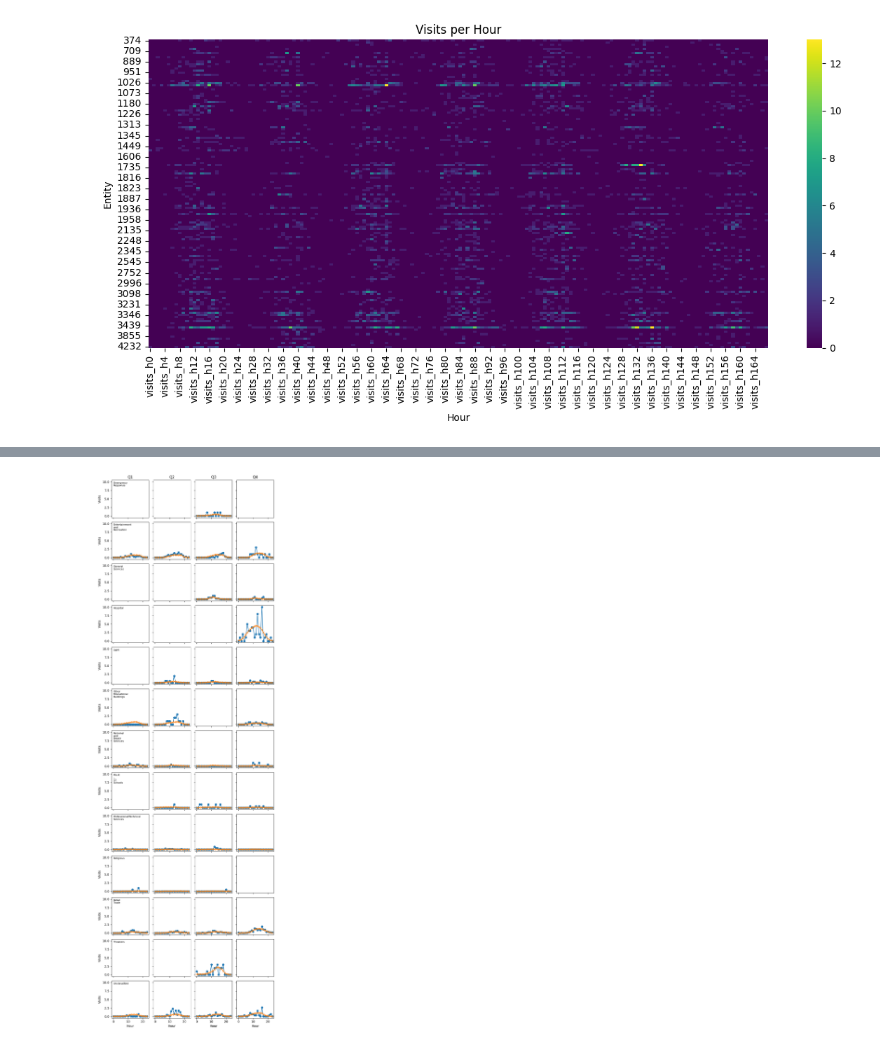
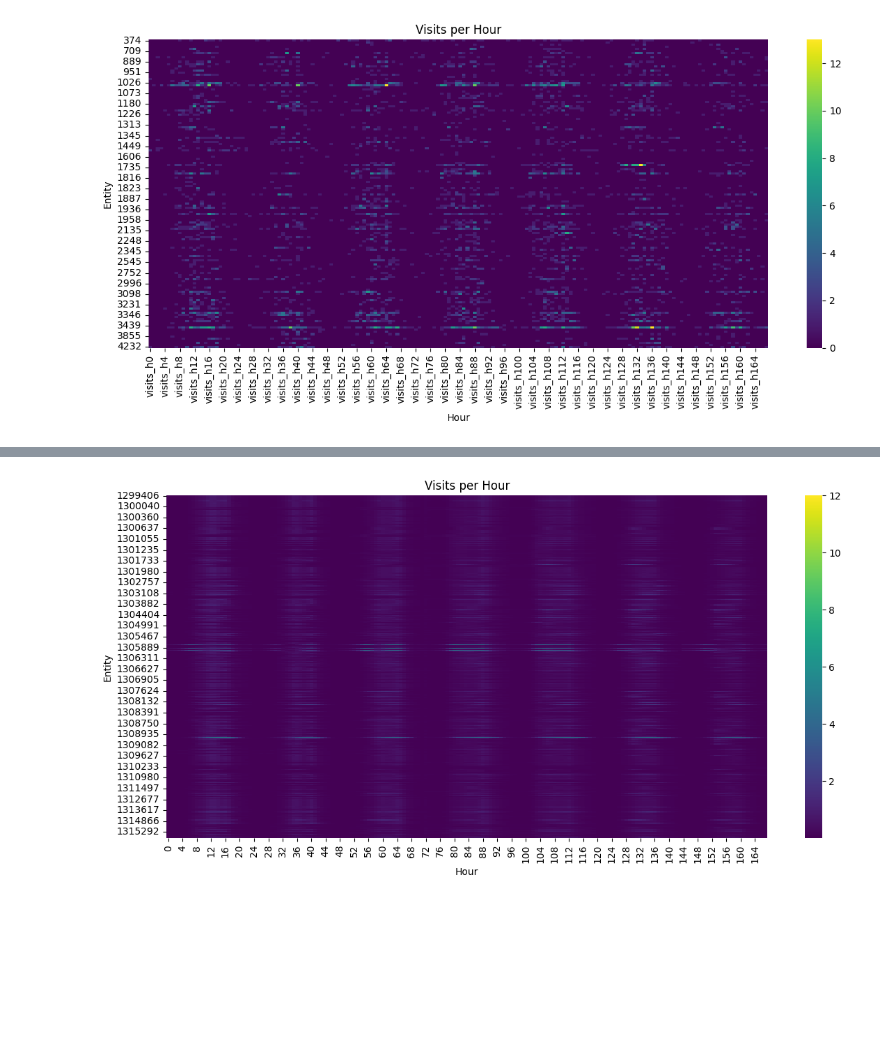
Before and after one commit to BenjaminDalziel/ampnet, a Jupyter notebook: code/small_nn.ipynb, the cells around one changed output, grey strips where cells are left out. Saved outputs shown, nothing was run; the diff lists cells and outputs as text; code cells hidden in the pictures; blank space fills up the shorter version.

```diff
--- a/code/small_nn.ipynb
+++ b/code/small_nn.ipynb
@@ -193,47 +254,7 @@ NameError: name 'pred' is not defined
 # %%
-# Parameters
-day = 'Mon'
-quartiles = range(4)
-types = sorted(df_pred['type'].dropna().unique())
-n_types = len(types)
-
-# Set up plot grid
-fig, axes = plt.subplots(n_types, 4, figsize=(8, 2 * n_types), sharex=True, sharey=True)
-axes = np.atleast_2d(axes)  # ensures 2D shape even if n_types == 1
-
-for row, btype in enumerate(types):
-    for col, q in enumerate(quartiles):
-        ax = axes[row, col]
-        mask = (
-            (df_pred['type'] == btype) &
-            (df_pred['day'] == day) &
-            (df_pred['sq_q'] == q)
-        )
-        sub = df_pred[mask]
-
-        if not sub.empty:
-            grp = sub.groupby('hour', observed=True)[['obs', 'pred']].mean()
-            ax.plot(grp.index, grp['obs'],  marker='o', label='Observed')
-            ax.plot(grp.index, grp['pred'], marker='x', label='Predicted')
-
-        if col == 0:
-            ax.set_ylabel("Visits")
-        if row == n_types - 1:
-            ax.set_xlabel("Hour")
-        if row == 0:
-            ax.set_title(f"Q{q+1}")
-
-    # Add building type label inside leftmost subplot
-    left_ax = axes[row, 0]
-    label = '\n'.join(btype.split())
-    left_ax.text(
-        x=0, y=10, s=label,
-        ha='left', va='top',
-        fontsize=8, color='black',
-        transform=left_ax.transData
-    )
-
-plt.tight_layout(rect=[0, 0, 1, 0.96])
-plt.show()
+z_sin_hod = torch.tensor(nonres['sin_hod'].values, dtype=torch.float32).unsqueeze(1).to(device)
+z_cos_hod = torch.tensor(nonres['cos_hod'].values, dtype=torch.float32).unsqueeze(1).to(device)
+z_area = torch.tensor(nonres['sqmeters_scaled'].values, dtype=torch.float32).unsqueeze(1).to(device)
+z_sin_dow = torch.tensor(nonres['sin_dow'].values, dtype=torch.float32).unsqueeze(1).to(device)
+z_cos_dow = torch.tensor(nonres['cos_dow'].values, dtype=torch.float32).unsqueeze(1).to(device)
+z_type = torch.tensor(nonres['x_prim_occ'].values, dtype=torch.long).to(device)
-# %% [output]
-[figure, removed]
@@ -240,3 +273,18 @@ plt.show()
+# %%
+# # Extract just the nonmissing visits data
+# visits_data = df[visits_cols].astype(float).dropna()
+
+# Heatmap of raw data
+plt.figure(figsize=(12, 6))
+sns.heatmap(pred_wide, cmap='viridis', cbar=True, vmax = 12)
+
+plt.xlabel("Hour")
+plt.ylabel("Entity")
+plt.title("Visits per Hour")
+plt.tight_layout()
+plt.show()
+# %% [output]
+[figure, added]
 # %%
 # Parameters
 quartiles = [0, 3]  # Q1 and Q4
```
Also changed, not shown: parts of 22 cells of this notebook.
